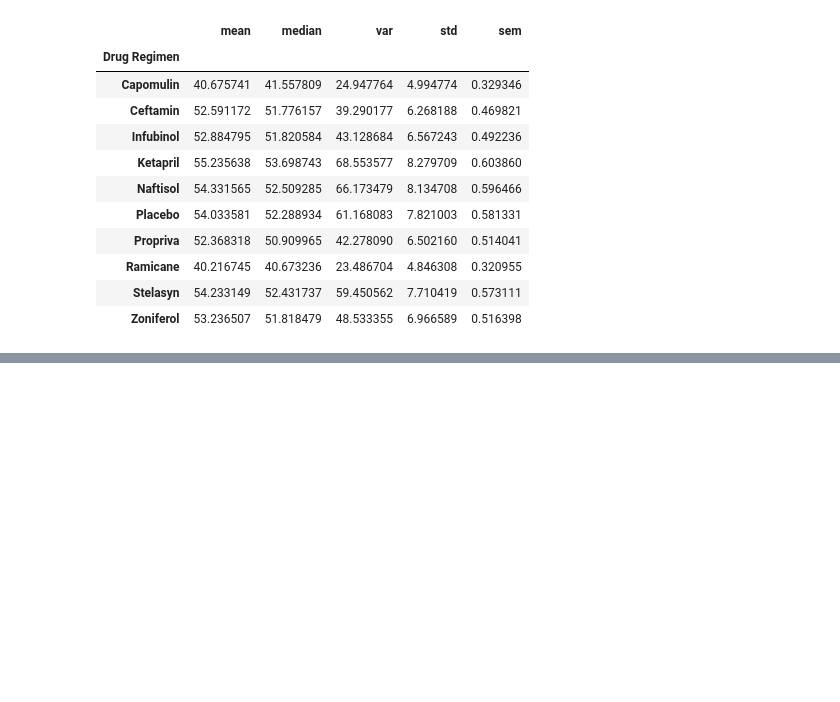
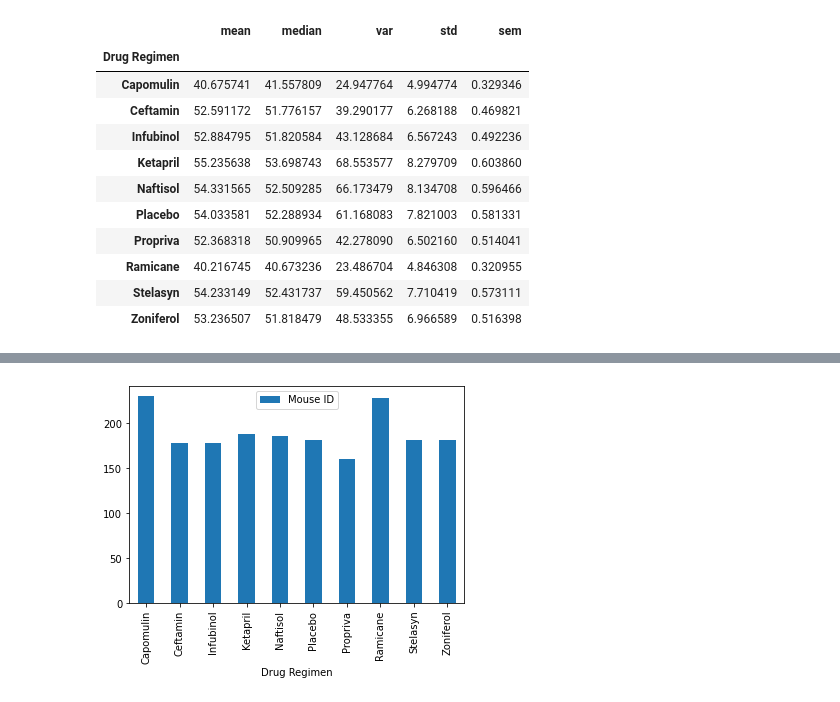
Before and after one commit to cmagnotta/matplotlib-challenge, a Jupyter notebook: matplotlib.ipynb, the cells around one changed output, grey strips where cells are left out. Cells and saved outputs as stored; diff of their text form; code cells hidden in the pictures; blank space fills up the shorter version.

```diff
--- a/matplotlib.ipynb
+++ b/matplotlib.ipynb
@@ -284,0 +324,4 @@ summary_stats_table_2
+# %%
+mouse_count.plot(kind="bar");
+# %% [output]
+[figure, added]
```
Also changed, not shown: parts of 16 cells of this notebook.
